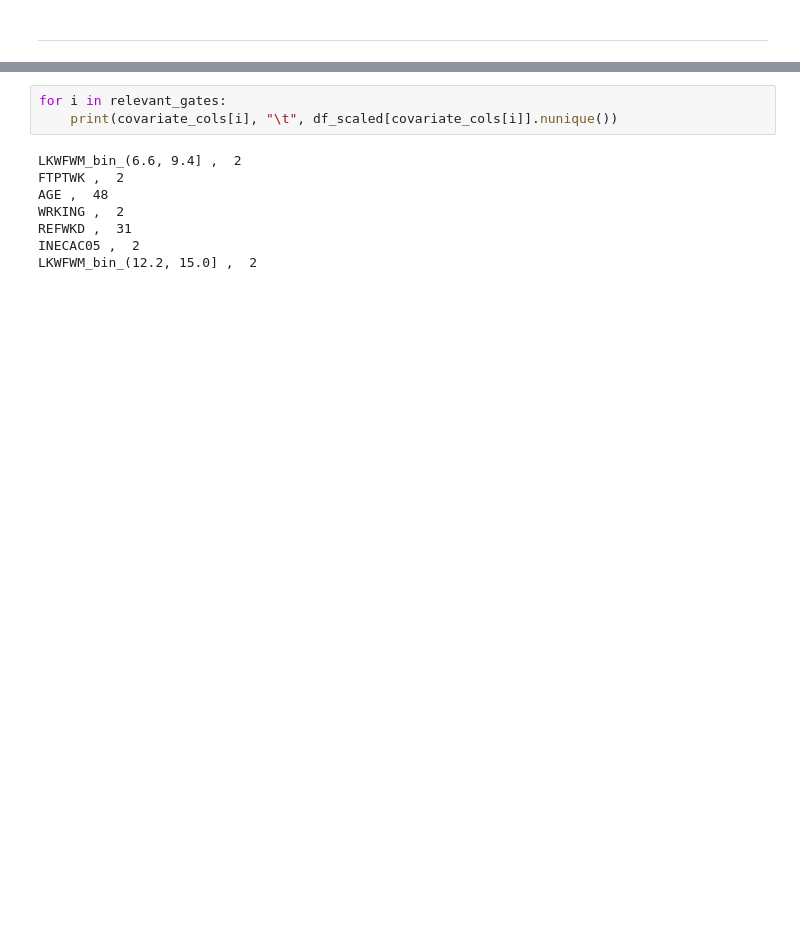
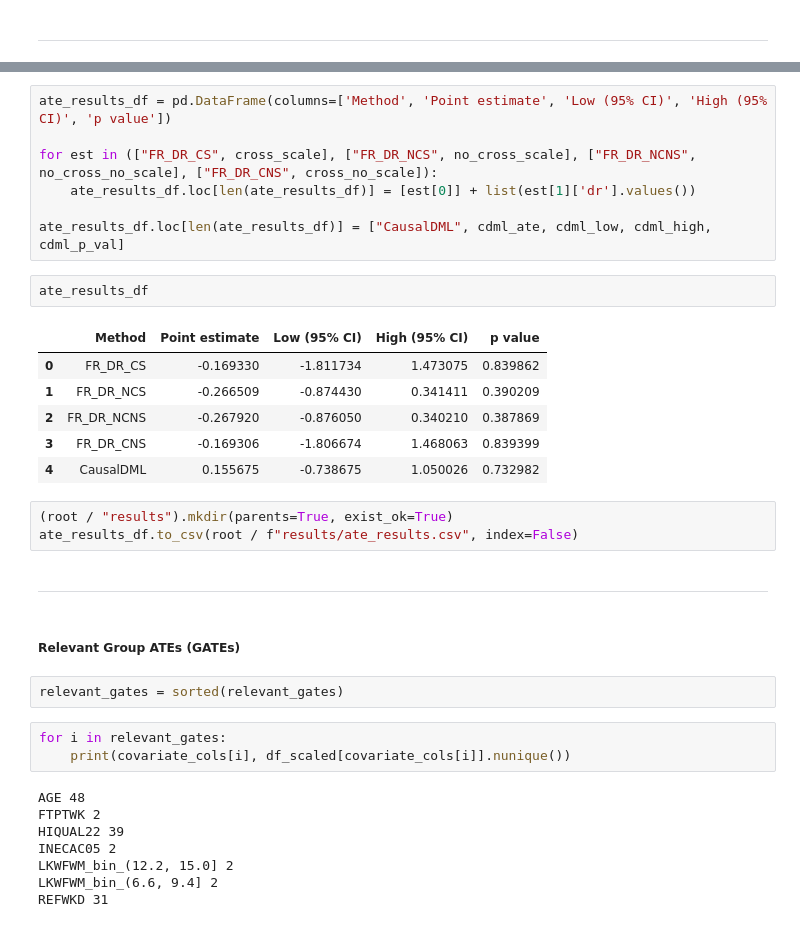
Before and after one commit to TresGes25/gg570_d200, a Jupyter notebook: analyses/ate_estimation.ipynb, the cells around one changed output, grey strips where cells are left out. Saved outputs shown, nothing was run; the diff lists cells and outputs as text; blank space fills up the shorter version.

```diff
--- a/analyses/ate_estimation.ipynb
+++ b/analyses/ate_estimation.ipynb
@@ -169,11 +153,36 @@ ate, low, high, calculate_p_value(ate, low, high)
+# %%
+ate_results_df = pd.DataFrame(columns=['Method', 'Point estimate', 'Low (95% CI)', 'High (95% CI)', 'p value'])
+
+for est in (["FR_DR_CS", cross_scale], ["FR_DR_NCS", no_cross_scale], ["FR_DR_NCNS", no_cross_no_scale], ["FR_DR_CNS", cross_no_scale]):
+    ate_results_df.loc[len(ate_results_df)] = [est[0]] + list(est[1]['dr'].values())
+
+ate_results_df.loc[len(ate_results_df)] = ["CausalDML", cdml_ate, cdml_low, cdml_high, cdml_p_val]
+# %%
+ate_results_df
+# %% [output]
+|  | Method | Point estimate | Low (95% CI) | High (95% CI) | p value |
+| 0 | FR_DR_CS | -0.169330 | -1.811734 | 1.473075 | 0.839862 |
+| 1 | FR_DR_NCS | -0.266509 | -0.874430 | 0.341411 | 0.390209 |
+| 2 | FR_DR_NCNS | -0.267920 | -0.876050 | 0.340210 | 0.387869 |
+| 3 | FR_DR_CNS | -0.169306 | -1.806674 | 1.468063 | 0.839399 |
+| 4 | CausalDML | 0.155675 | -0.738675 | 1.050026 | 0.732982 |
+# %%
+(root / "results").mkdir(parents=True, exist_ok=True)
+ate_results_df.to_csv(root / f"results/ate_results.csv", index=False)
+# %% [markdown]
+---
+# %% [markdown]
+##### Relevant Group ATEs (GATEs)
+# %%
+relevant_gates = sorted(relevant_gates)
 # %%
 for i in relevant_gates:
-    print(covariate_cols[i], "\t", df_scaled[covariate_cols[i]].nunique())
+    print(covariate_cols[i], df_scaled[covariate_cols[i]].nunique())
 # %% [output]
-LKWFWM_bin_(6.6, 9.4] ,  2
-FTPTWK ,  2
-AGE ,  48
-WRKING ,  2
-REFWKD ,  31
-INECAC05 ,  2
-LKWFWM_bin_(12.2, 15.0] ,  2
+AGE 48
+FTPTWK 2
+HIQUAL22 39
+INECAC05 2
+LKWFWM_bin_(12.2, 15.0] 2
+LKWFWM_bin_(6.6, 9.4] 2
+REFWKD 31
```
Also changed, not shown: parts of 31 cells of this notebook, 13 other files.
